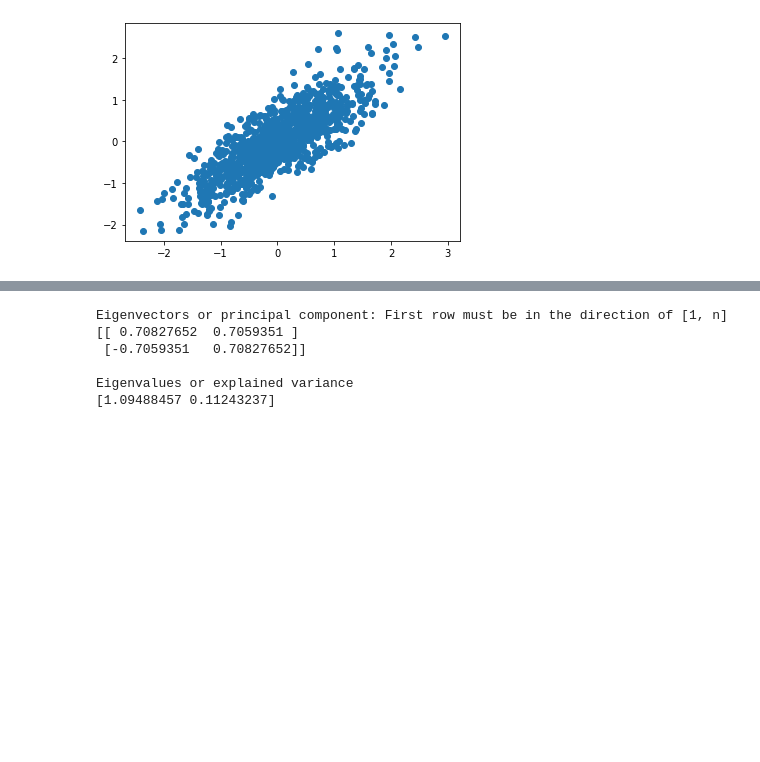
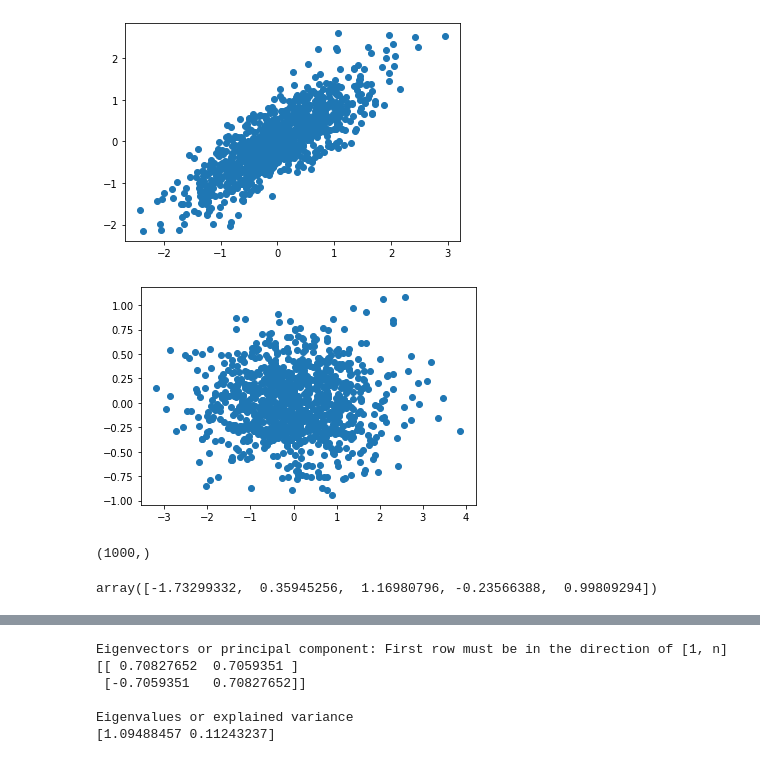
Before and after one commit to charmrain/NLP_learning, a Jupyter notebook: week3_vector_space_model/pca.ipynb, the cells around one changed output, grey strips where cells are left out. Cells and saved outputs as stored; diff of their text form; code cells hidden in the pictures; blank space fills up the shorter version.

```diff
--- a/week3_vector_space_model/pca.ipynb
+++ b/week3_vector_space_model/pca.ipynb
@@ -168,3 +168,14 @@ rotationMatrix
 [[ 0.70710678  0.70710678]
  [-0.70710678  0.70710678]]
 [figure]
+# %%
+plt.scatter(xy[:,0], xy[:,1])
+plt.show()
+# %% [output]
+[figure, added]
+# %%
+print(x.shape)
+x[:5]
+# %% [output]
+(1000,)
+array([-1.73299332,  0.35945256,  1.16980796, -0.23566388,  0.99809294])
```
Also changed, not shown: parts of 13 cells of this notebook.
